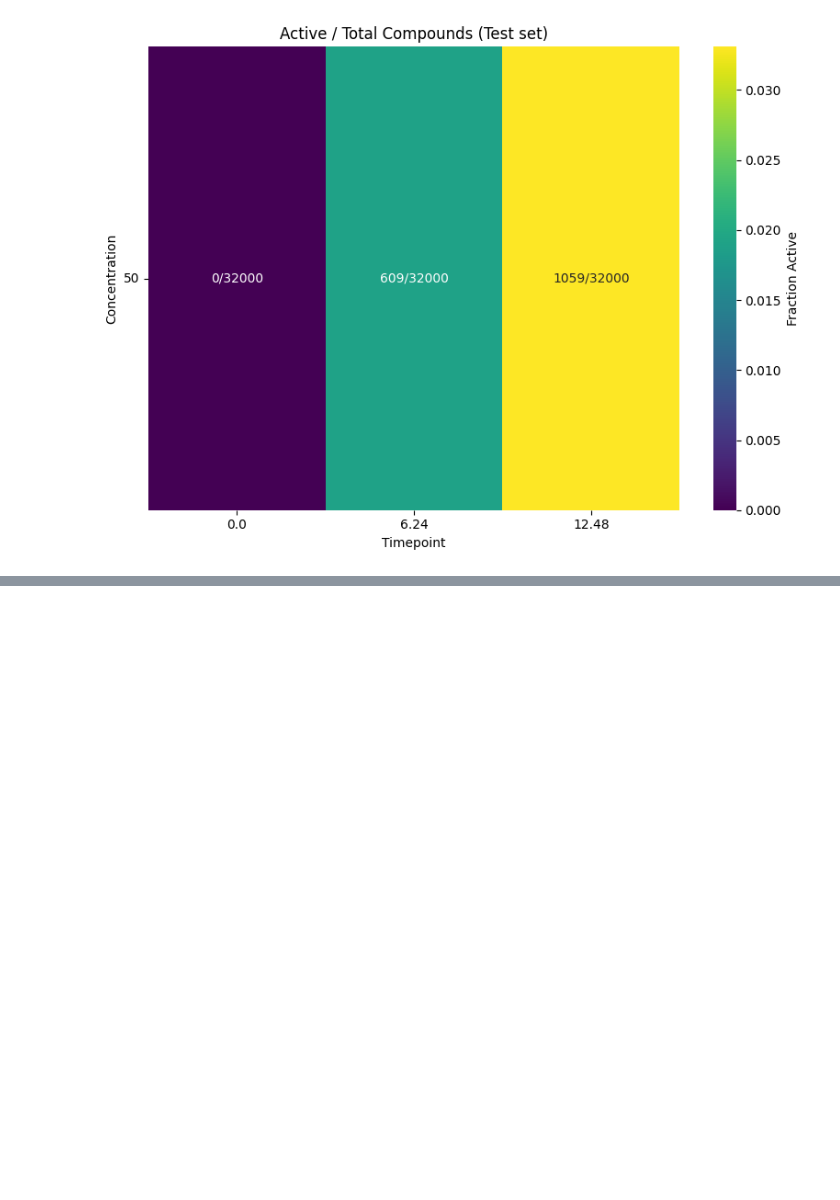
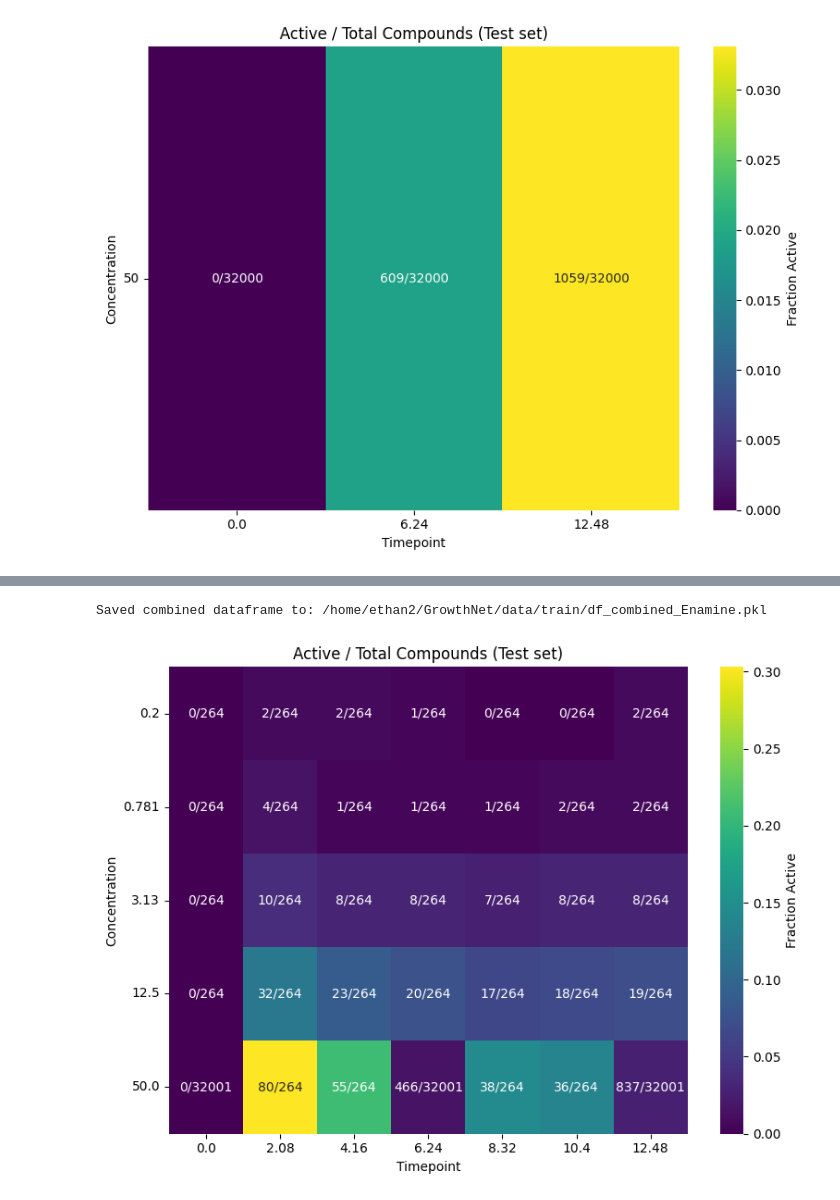
Before and after one commit to ethankreuzer/GrowthNet, a Jupyter notebook: scripts/normalize_DR_dataset.ipynb, the cells around one changed output, grey strips where cells are left out. Saved outputs shown, nothing was run; the diff lists cells and outputs as text; code cells hidden in the pictures; blank space fills up the shorter version.

```diff
--- a/scripts/normalize_DR_dataset.ipynb
+++ b/scripts/normalize_DR_dataset.ipynb
@@ -960,0 +1251,13 @@ plot_activity_ratio_heatmap(df_Enamine_plate_well_corrected_avg[df_Enamine_plate
+# %%
+df_combined=df_combined[df_combined['Control_Label'] != -1]
+# %%
+# ── Save ──────────────────────────────────────────────────────────────────────
+out_path = '/home/ethan2/GrowthNet/data/train/df_combined_Enamine.pkl'
+df_combined.to_pickle(out_path)
+print(f"\nSaved combined dataframe to: {out_path}")
+# %% [output]
+Saved combined dataframe to: /home/ethan2/GrowthNet/data/train/df_combined_Enamine.pkl
+# %%
+plot_activity_ratio_heatmap(df_combined)
+# %% [output]
+[figure, added]
```
Also changed, not shown: parts of 12 cells of this notebook, 28 other files.
